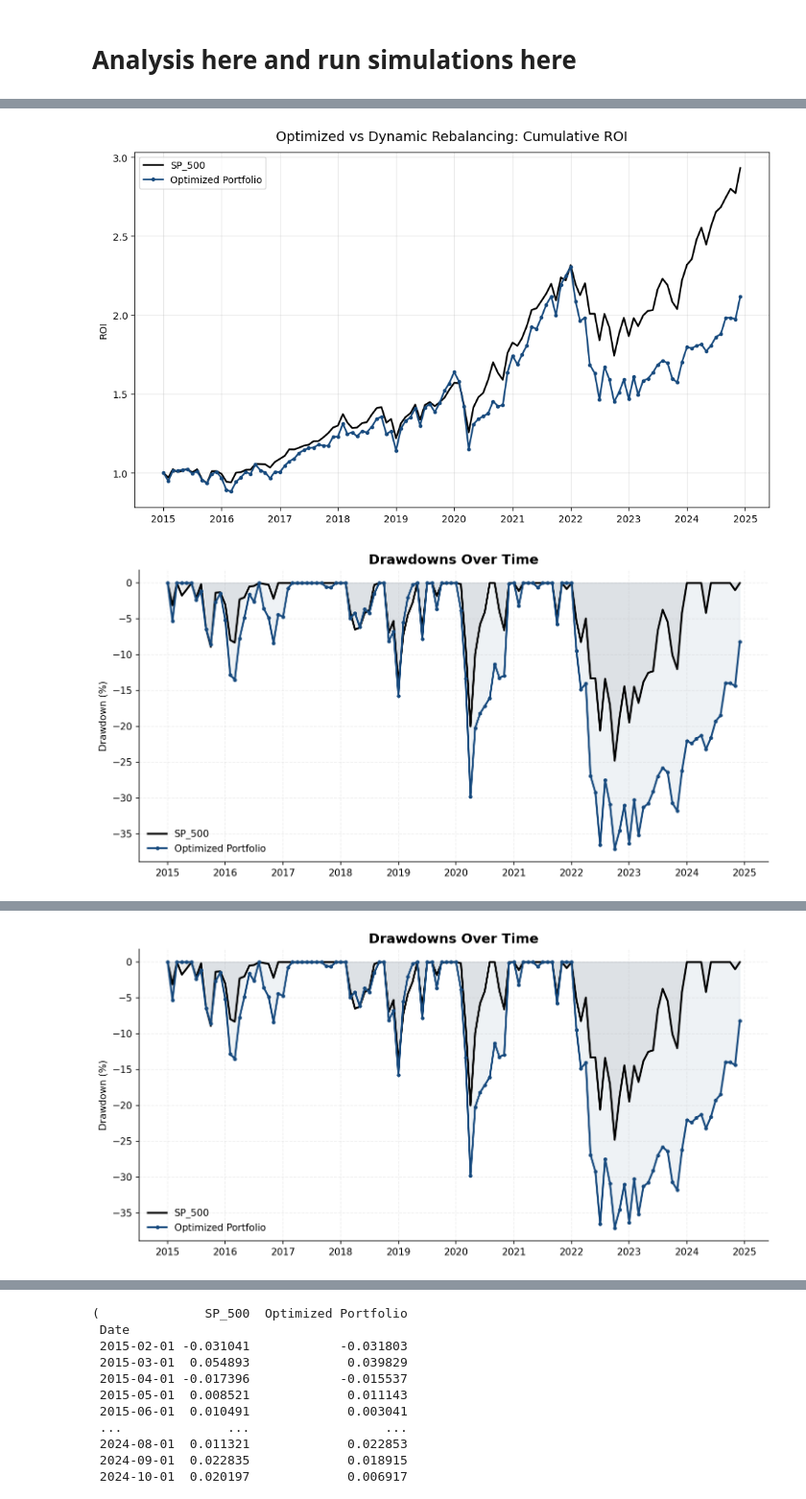
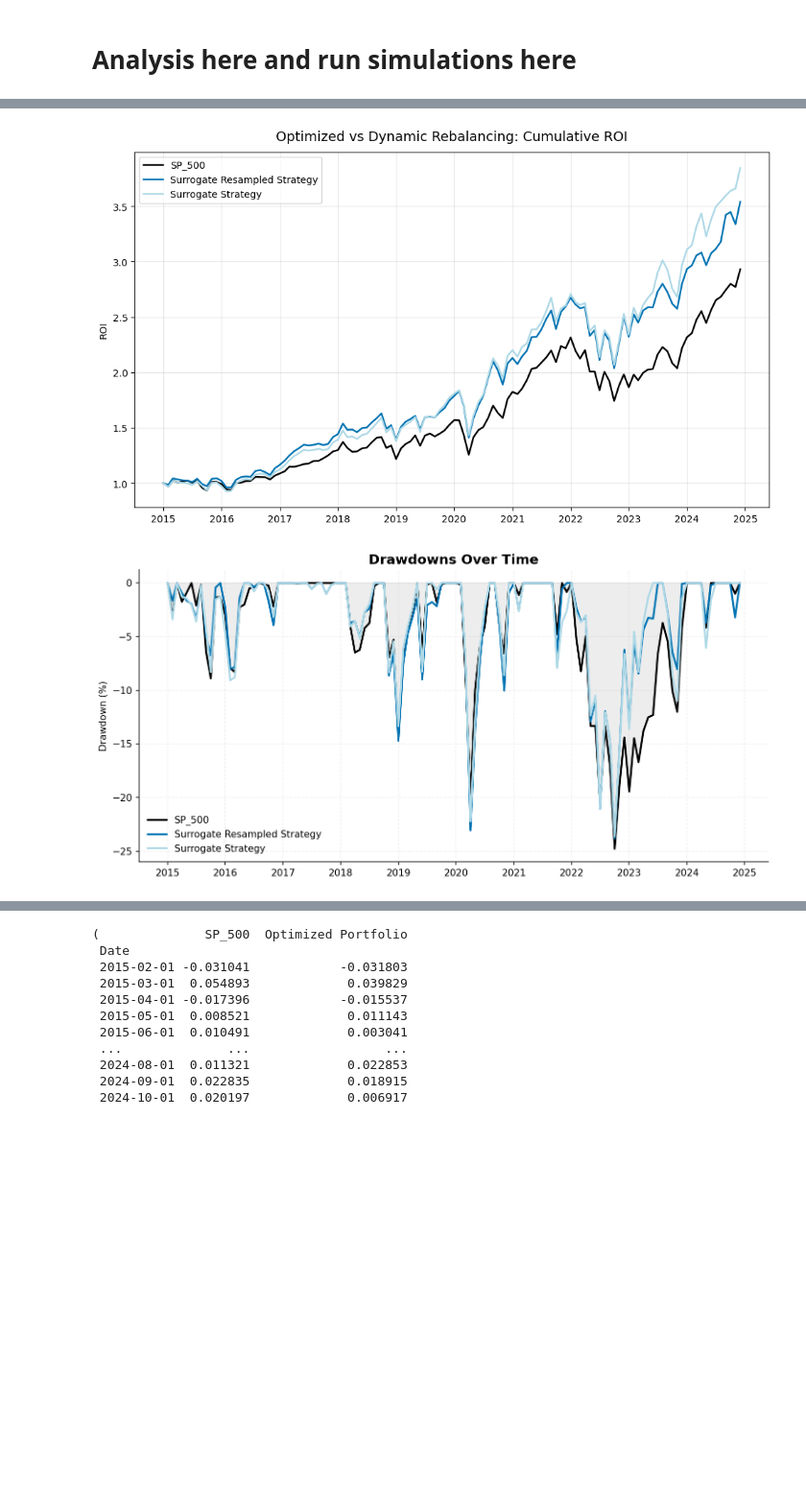
Before and after one commit to vincentbatten27/Multi-Factor_Investing, a Jupyter notebook: Multi_Factor_Fall_25/Run simulator.ipynb, the cells around one changed output, grey strips where cells are left out. Shown at 96% size. Saved outputs shown, nothing was run; the diff lists cells and outputs as text; code cells hidden in the pictures; blank space fills up the shorter version.

Commit message:
9.5.0
Implemented portf overlay

```diff
--- a/Multi_Factor_Fall_25/Run simulator.ipynb
+++ b/Multi_Factor_Fall_25/Run simulator.ipynb
@@ -1736,6 +1851,7 @@ def performance_metrics(df_roi,periods_per_year):
     }).T
     return(stats)
 # %%
+
 def analyze_portfolios(df_roi,periods_per_year):
     #famafrenchreturns_FS()
     start = str(df_roi.index[0])
@@ -1789,13 +1905,17 @@ def analyze_portfolios(df_roi,periods_per_year):
     nondyn_color      = 'black'     # benchmarks / others
 
     def color_for(col_name: str) -> str:
-        # Optimized portfolios
+       # Optimized portfolios
         if "Optimized" in col_name:
             return optimized_color
         # Yearly dynamic / yearly rebalancing
         if "Yearly" in col_name:
             return yearly_dyn_color
         # Fallback for everything else (SP500, etc.)
+        if "Resampled" in col_name:
+            return "#0072B2"
+        if "Surrogate" in col_name:
+            return '#ADD8E6'
         return nondyn_color
 
     # Helper: mark only January points for yearly series (for dynamic yearly if needed)
@@ -2320,5 +2458,5 @@ avg_drm= final_visual()
 # %%
-analyze_portfolios(avg_drm,12)
+analyze_portfolios(resample_drm,12)
 # %% [output]
-[figure, old version]
+[figure, new version]
-[figure, old version]
+[figure, new version]
@@ -2326 +2462,0 @@ analyze_portfolios(avg_drm,12)
-[figure, removed]
```
Also changed, not shown: parts of 27 cells of this notebook.
